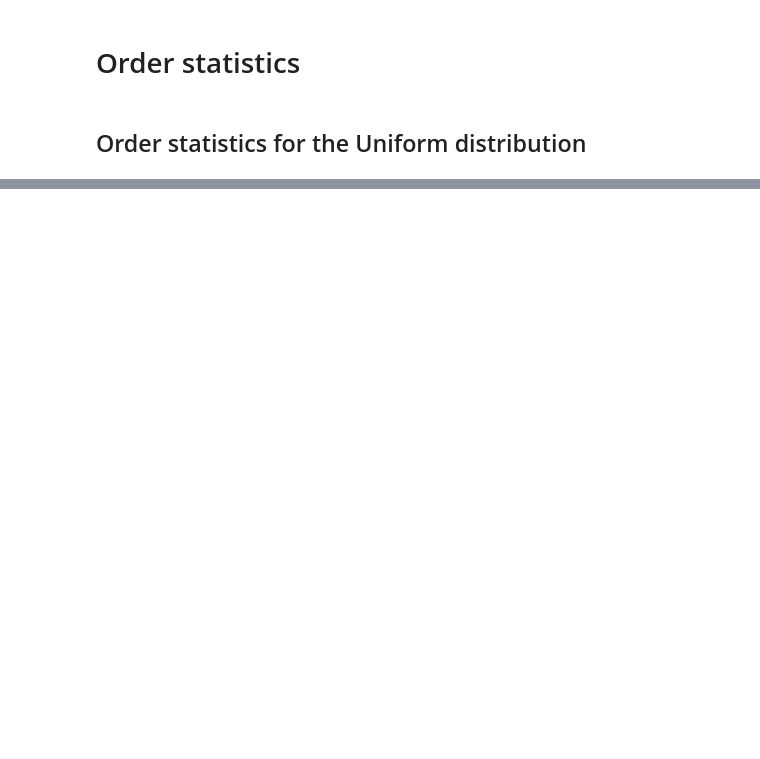
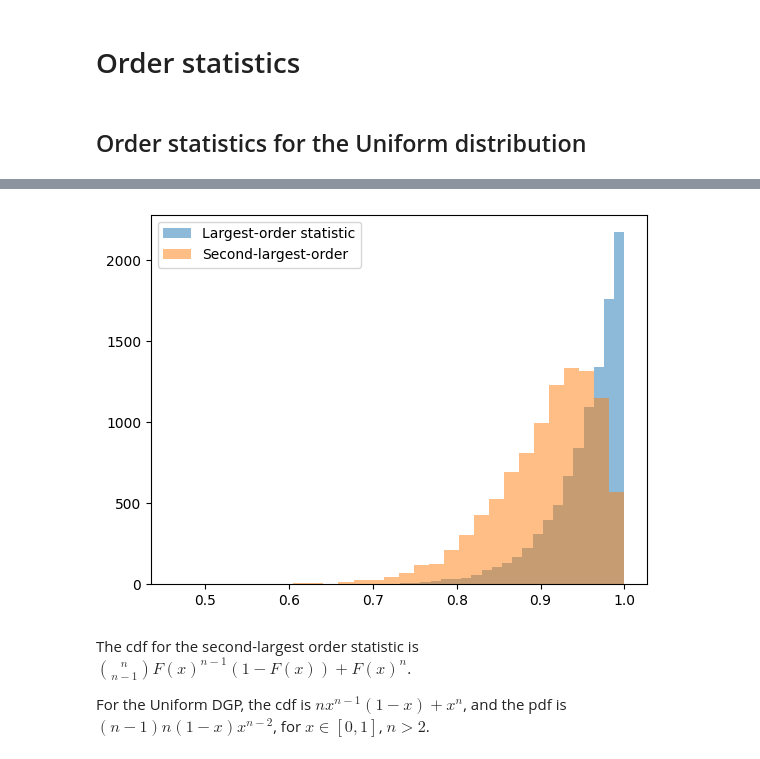
Before and after one commit to khaichiong/meco7312, a Jupyter notebook: L5_SamplingDistribution.ipynb, the cells around one changed output, grey strips where cells are left out. Drawn from its saved outputs; the diff is of its cells as text; code cells hidden in the pictures; blank space fills up the shorter version.

```diff
--- a/L5_SamplingDistribution.ipynb
+++ b/L5_SamplingDistribution.ipynb
@@ -146,0 +197,12 @@ plt.show()
+# %%
+#overlay the histogram of xn and xn2
+plt.hist(xn, bins=30, alpha=0.5, label='Largest-order statistic')
+plt.hist(xn2, bins=30, alpha=0.5, label='Second-largest-order')
+plt.legend(loc='upper left')
+plt.show()
+# %% [output]
+[figure, added]
+# %% [markdown]
+The cdf for the second-largest order statistic is ${n \choose n-1}F(x)^{n-1}(1-F(x))  +  F(x)^{n}$.
+
+For the Uniform DGP, the cdf is $n x^{n-1} (1-x) + x^{n}$, and the pdf is $(n-1)n(1-x)x^{n-2}$, for $x \in [0,1]$, $n>2$.
```
Also changed, not shown: parts of 48 cells of this notebook.
